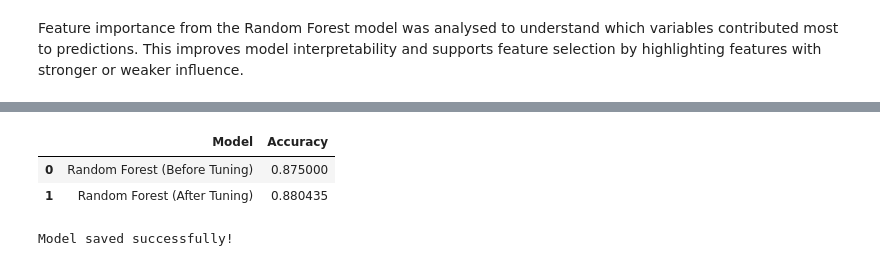
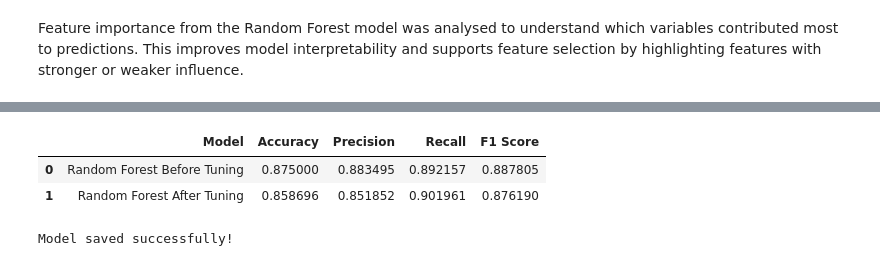
Before and after one commit to ANDREAYAN1234567/HeartWise-AI, a Jupyter notebook: MLDP Program Codes Submission Template.ipynb, the cells around one changed output, grey strips where cells are left out. Drawn from its saved outputs; the diff is of its cells as text; code cells hidden in the pictures.

```diff
--- a/MLDP Program Codes Submission Template.ipynb
+++ b/MLDP Program Codes Submission Template.ipynb
@@ -590,7 +594,7 @@ random_search = RandomizedSearchCV(
     param_distributions=param_grid,
     n_iter=10,
     cv=5,
-    scoring="accuracy",
+    scoring="recall",
     random_state=42
 )
 
@@ -622,20 +660,34 @@ Final Test Accuracy: 0.8804347826086957
 # %%
+original_prediction = random_forest.predict(X_test)
+
 comparison = pd.DataFrame({
     "Model": [
-        "Random Forest (Before Tuning)",
-        "Random Forest (After Tuning)"
+        "Random Forest Before Tuning",
+        "Random Forest After Tuning"
     ],
     "Accuracy": [
-        accuracy_score(y_test, random_forest.predict(X_test)),
-        accuracy_score(y_test, best_model.predict(X_test))
+        accuracy_score(y_test, original_prediction),
+        accuracy_score(y_test, tuned_prediction)
+    ],
+    "Precision": [
+        precision_score(y_test, original_prediction),
+        precision_score(y_test, tuned_prediction)
+    ],
+    "Recall": [
+        recall_score(y_test, original_prediction),
+        recall_score(y_test, tuned_prediction)
+    ],
+    "F1 Score": [
+        f1_score(y_test, original_prediction),
+        f1_score(y_test, tuned_prediction)
     ]
 })
 
 comparison
 # %% [output]
-|  | Model | Accuracy |
-| 0 | Random Forest (Before Tuning) | 0.875000 |
-| 1 | Random Forest (After Tuning) | 0.880435 |
+|  | Model | Accuracy | Precision | Recall | F1 Score |
+| 0 | Random Forest Before Tuning | 0.875000 | 0.883495 | 0.892157 | 0.887805 |
+| 1 | Random Forest After Tuning | 0.858696 | 0.851852 | 0.901961 | 0.876190 |
 # %%
 import joblib
 
```
Also changed, not shown: parts of 4 cells of this notebook, 1 other file.
